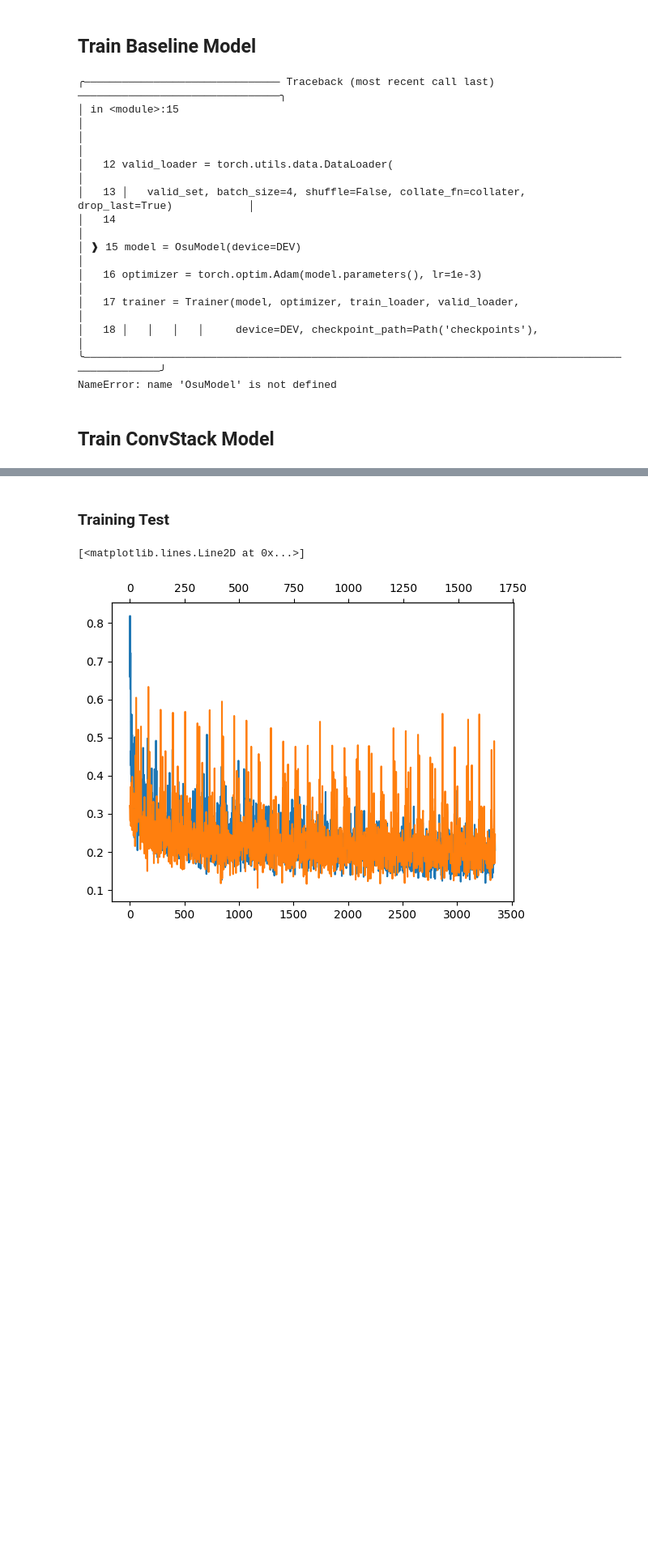
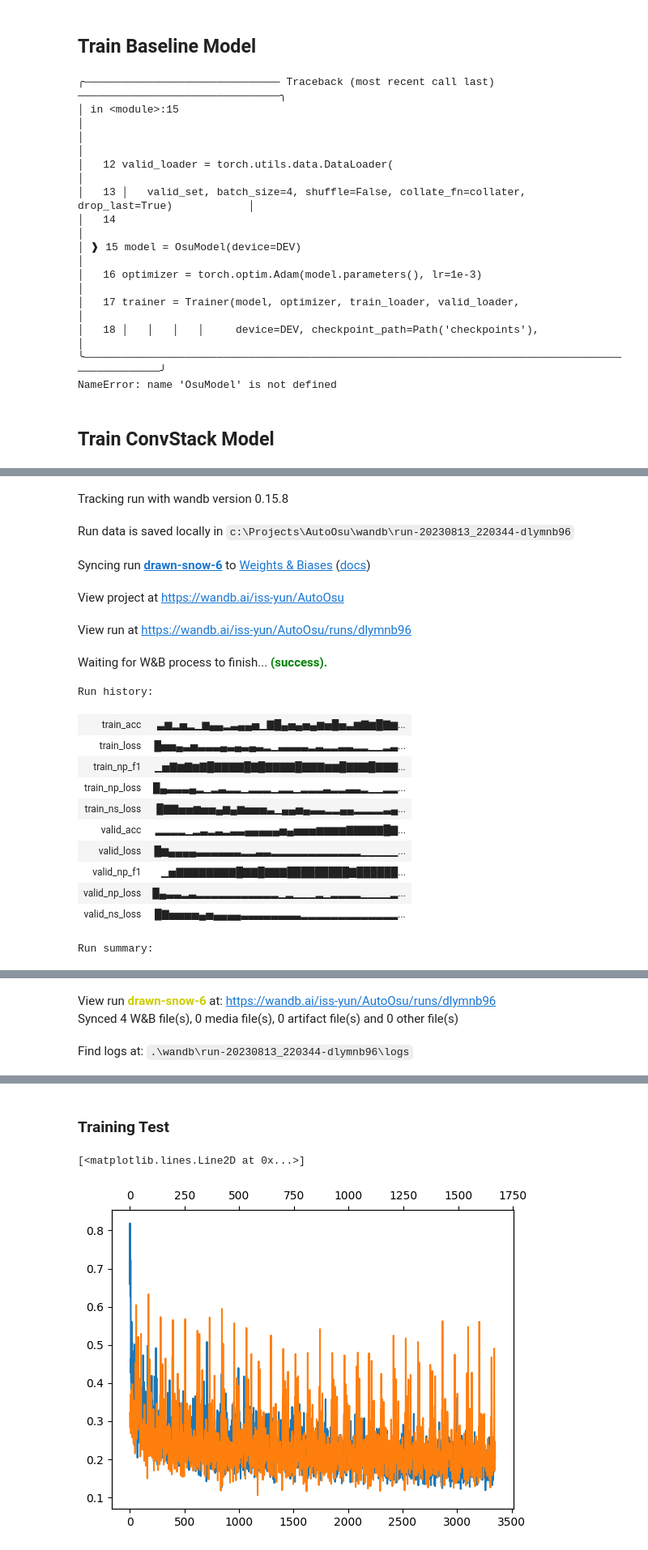
Before and after one commit to issyun/AutoOsu, a Jupyter notebook: model.ipynb, the cells around one changed output, grey strips where cells are left out. Shown at 81% size. Cells and saved outputs as stored; diff of their text form; code cells hidden in the pictures; blank space fills up the shorter version.

Commit message:
Add: wandb logging

```diff
--- a/model.ipynb
+++ b/model.ipynb
@@ -240,7 +230,7 @@ class StackModel(nn.Module):
         self.ns_proj_2 = nn.Linear(ns_hidden_size, num_tokens)
 
     def forward(self, specs, beat_phases, beat_nums, difficulties, actions):
-        conv_outs = self.stack(specs).squeeze()
+        conv_outs = self.stack(specs).squeeze(1)
         bp_emb = self.beat_phase_emb(beat_phases)
         bn_emb = self.beat_num_emb(beat_nums)
         diff_emb = self.difficulty_emb(difficulties)
@@ -486,6 +445,43 @@ NameError: name 'OsuModel' is not defined
 # %% [markdown]
 ## Train ConvStack Model
 # %%
+NUM_CONV_STACKS = 7
+CONV_HIDDEN = 16
+BP_EMB_DIM = 16
+BN_EMB_DIM = 8
+DIFF_EMB_DIM = 8
+NP_HIDDEN_SIZE = 256
+NP_NUM_LAYERS = 2
+NS_PRE_PROJ_SIZE = 32
+NS_HIDDEN_SIZE = 256
+NS_NUM_LAYERS = 2
+ACTION_EMB_DIM = 32
+NP_FL_GAMMA = 2
+NP_FL_WEIGHT = 0.8
+NS_FL_GAMMA = 3
+NS_FL_WEIGHT = 0.5
+LEARNING_RATE = 1e-4
+BATCH_SIZE = 6
+NUM_EPOCHS = 60
+
+wandb.init(project='AutoOsu',
+           config={
+               'num_conv_stacks': NUM_CONV_STACKS,
+               'conv_hidden': CONV_HIDDEN,
+               'bp_emb_dim': BP_EMB_DIM,
+               'bn_emb_dim': BN_EMB_DIM,
+               'diff_emb_dim': DIFF_EMB_DIM,
+               'np_hidden_size': NP_HIDDEN_SIZE,
+               'np_num_layers': NP_NUM_LAYERS,
+               'ns_pre_proj_size': NS_PRE_PROJ_SIZE,
+               'ns_hidden_size': NS_HIDDEN_SIZE,
+               'ns_num_layers': NS_NUM_LAYERS,
+               'action_emb_dim': ACTION_EMB_DIM,
+               'learning_rate': LEARNING_RATE,
+               'batch_size': BATCH_SIZE,
+               'num_epochs': NUM_EPOCHS
+           })
+
 beatmap_path = Path('osu_dataset/beatmap/4keys/')
 audio_path = Path('osu_dataset/audio/')
 
@@ -496,13 +492,21 @@ train_set, valid_set = torch.utils.data.random_split(
 
 collater = PadCollater()
 train_loader = torch.utils.data.DataLoader(
-    train_set, batch_size=8, shuffle=True, generator=generator, collate_fn=collater, drop_last=True)
+    train_set, batch_size=BATCH_SIZE, shuffle=True, generator=generator, collate_fn=collater, drop_last=False)
 valid_loader = torch.utils.data.DataLoader(
-    valid_set, batch_size=4, shuffle=False, collate_fn=collater, drop_last=True)
+    valid_set, batch_size=4, shuffle=False, collate_fn=collater, drop_last=False)
 
-model = StackModel()
-optimizer = torch.optim.Adam(model.parameters(), lr=1e-3)
+model = StackModel(num_stacks=NUM_CONV_STACKS, conv_hidden=CONV_HIDDEN,
+                   bp_emb_dim=BP_EMB_DIM, bn_emb_dim=BN_EMB_DIM, diff_emb_dim=DIFF_EMB_DIM,
+                   np_hidden_size=NP_HIDDEN_SIZE, np_num_layers=NP_NUM_LAYERS,
+                   ns_pre_proj_size=NS_PRE_PROJ_SIZE, ns_hidden_size=NS_HIDDEN_SIZE, ns_num_layers=NS_NUM_LAYERS,
+                   action_emb_dim=ACTION_EMB_DIM)
+optimizer = torch.optim.Adam(model.parameters(), lr=LEARNING_RATE)
 trainer = Trainer(model, optimizer, train_loader, valid_loader,
                   device=DEV, checkpoint_path=Path('checkpoints/convstack/'),
-                  np_fl_gamma=2, np_fl_weight=0.8,
-                  ns_fl_gamma=3, ns_fl_weight=0.5)
+                  np_fl_gamma=NP_FL_GAMMA, np_fl_weight=NP_FL_WEIGHT,
+                  ns_fl_gamma=NS_FL_GAMMA, ns_fl_weight=NS_FL_WEIGHT)
+
+trainer.train(NUM_EPOCHS)
+wandb.finish()
+# %% [output]
@@ -508,0 +515,18 @@ trainer = Trainer(model, optimizer, train_loader, valid_loader,
+Tracking run with wandb version 0.15.8
+Run data is saved locally in c:\Projects\AutoOsu\wandb\run-20230813_220344-dlymnb96
+Syncing run drawn-snow-6 to Weights & Biases (docs)
+View project at https://wandb.ai/iss-yun/AutoOsu
+View run at https://wandb.ai/iss-yun/AutoOsu/runs/dlymnb96
+Waiting for W&B process to finish... (success).
+Run history:
+| train_acc | ▃▆▂▅▂▁▆▄▄▂▃▄▄▅▁▇█▄▅▄▅▄▆▅█▅▃▆▇▆█▇▆... |
+| train_loss | █▅▅▄▃▅▃▃▃▄▃▄▃▄▃▂▁▃▃▃▃▂▃▂▂▃▃▂▂▁▁▂▃... |
+| train_np_f1 | ▁▅▇▆▇▆▇█▇▇▇▇█▇█▇▇▇▇█▇▇▇▆▆█▇▇▇█▇▇▇... |
+| train_np_loss | █▄▃▃▃▄▂▁▂▃▂▂▁▂▂▂▁▂▂▁▂▂▂▃▂▂▃▃▂▁▁▂▂... |
+| train_ns_loss | █▇▇▅▅▆▅▅▄▆▄▆▅▅▅▃▁▄▄▅▄▃▃▂▂▄▄▂▂▂▂▃▄... |
+| valid_acc | ▂▂▂▂▁▂▃▂▃▂▃▃▄▄▄▄▄▅▄▅▅▅▆▆▆▆▇▇▇▇▇█▇... |
+| valid_loss | █▆▄▄▄▄▃▃▃▃▃▃▂▂▃▃▂▂▂▂▂▂▂▂▂▂▂▂▁▁▁▁▁... |
+| valid_np_f1 | ▁▅▇▇▇▇▇▇▇▇█▇▇█▇▇▇█████████▇██████... |
+| valid_np_loss | █▄▃▃▂▃▂▂▂▂▂▂▂▂▂▂▂▁▂▁▁▁▂▁▂▂▂▂▁▁▁▁▂... |
+| valid_ns_loss | █▇▅▅▅▅▄▅▄▄▄▄▃▃▃▃▃▃▃▃▂▂▂▂▂▂▂▂▂▂▂▂▂... |
+Run summary:
@@ -508,0 +543,3 @@ trainer = Trainer(model, optimizer, train_loader, valid_loader,
+View run drawn-snow-6 at: https://wandb.ai/iss-yun/AutoOsu/runs/dlymnb96
+Synced 4 W&B file(s), 0 media file(s), 0 artifact file(s) and 0 other file(s)
+Find logs at: .\wandb\run-20230813_220344-dlymnb96\logs
```
Also changed, not shown: parts of 8 cells of this notebook.
